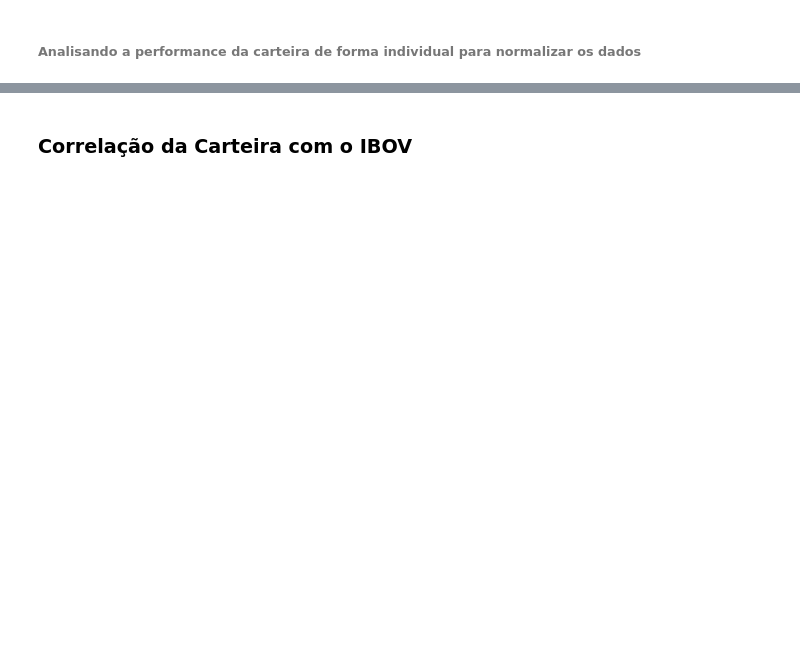
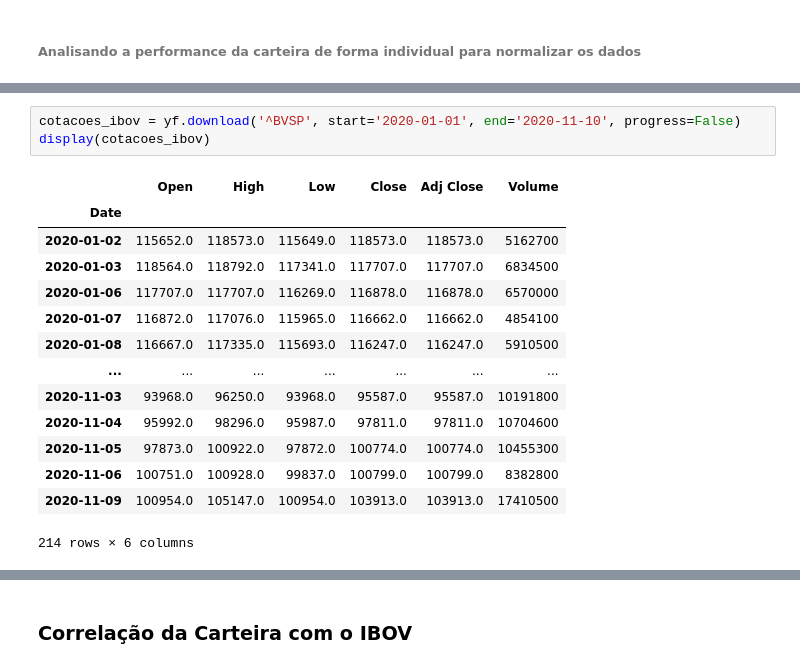
Before and after one commit to gsoaresdz/wallet, a Jupyter notebook: main.ipynb, the cells around one changed output, grey strips where cells are left out. Cells and saved outputs as stored; diff of their text form; blank space fills up the shorter version.

```diff
--- a/main.ipynb
+++ b/main.ipynb
@@ -117 +114,19 @@ plt.legend(loc='upper left')
+# %%
+cotacoes_ibov = yf.download('^BVSP', start='2020-01-01', end='2020-11-10', progress=False)
+display(cotacoes_ibov)
+# %% [output]
+|  | Open | High | Low | Close | Adj Close | Volume |
+| Date |  |  |  |  |  |  |
+| 2020-01-02 | 115652.0 | 118573.0 | 115649.0 | 118573.0 | 118573.0 | 5162700 |
+| 2020-01-03 | 118564.0 | 118792.0 | 117341.0 | 117707.0 | 117707.0 | 6834500 |
+| 2020-01-06 | 117707.0 | 117707.0 | 116269.0 | 116878.0 | 116878.0 | 6570000 |
+| 2020-01-07 | 116872.0 | 117076.0 | 115965.0 | 116662.0 | 116662.0 | 4854100 |
+| 2020-01-08 | 116667.0 | 117335.0 | 115693.0 | 116247.0 | 116247.0 | 5910500 |
+| ... | ... | ... | ... | ... | ... | ... |
+| 2020-11-03 | 93968.0 | 96250.0 | 93968.0 | 95587.0 | 95587.0 | 10191800 |
+| 2020-11-04 | 95992.0 | 98296.0 | 95987.0 | 97811.0 | 97811.0 | 10704600 |
+| 2020-11-05 | 97873.0 | 100922.0 | 97872.0 | 100774.0 | 100774.0 | 10455300 |
+| 2020-11-06 | 100751.0 | 100928.0 | 99837.0 | 100799.0 | 100799.0 | 8382800 |
+| 2020-11-09 | 100954.0 | 105147.0 | 100954.0 | 103913.0 | 103913.0 | 17410500 |
+214 rows × 6 columns
 # %% [markdown]
```
Also changed, not shown: parts of 7 cells of this notebook.
